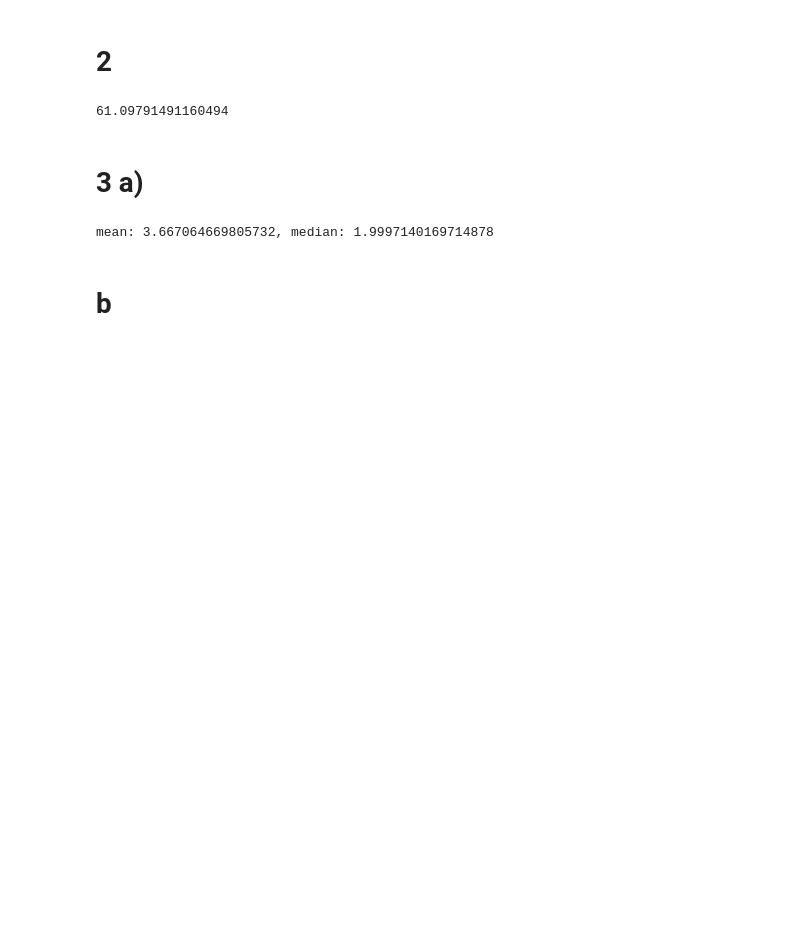
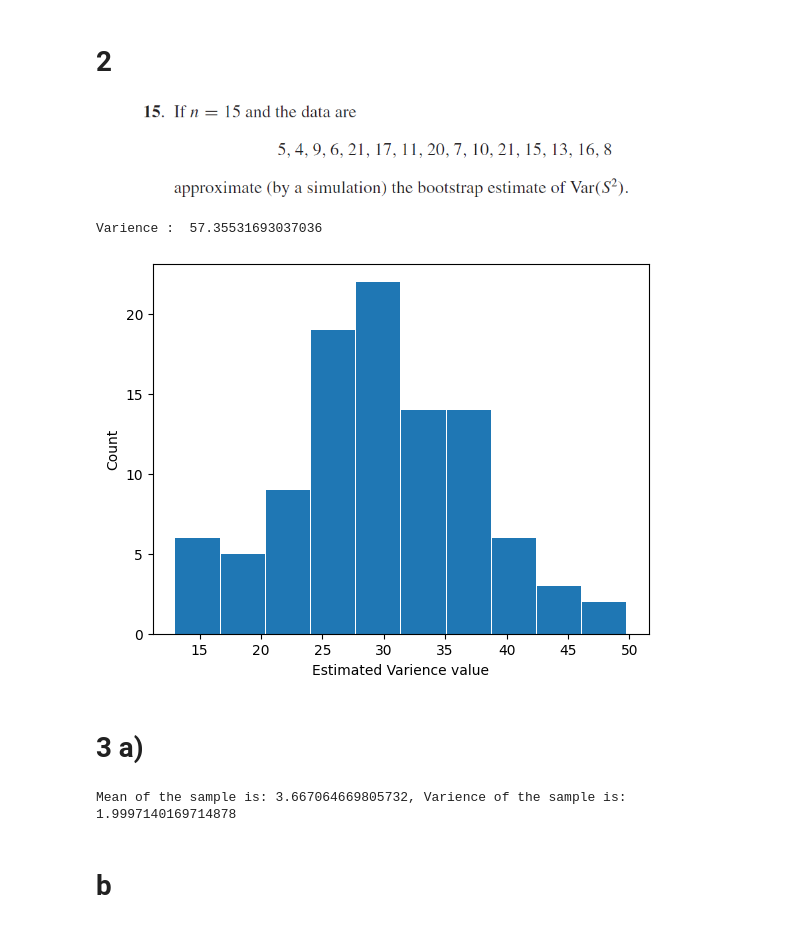
Before and after one commit to shajib004/Stotastic_simulation, a Jupyter notebook: exercise 8.ipynb, the cells around one changed output. Saved outputs shown, nothing was run; the diff lists cells and outputs as text; code cells hidden in the pictures; blank space fills up the shorter version.

```diff
--- a/exercise 8.ipynb
+++ b/exercise 8.ipynb
@@ -53,20 +62,28 @@ plt.show()
 # %% [markdown]
 # 2
+# %% [markdown]
+![image.png](attachment:image.png)
 # %%
 
 n = 15
 X = np.array([5, 4, 9, 6, 21, 17, 11, 20, 7, 10, 21, 15, 13, 16, 8])
 r = 100
 
 S2 = np.zeros(r)
 for i in range(r):
     y = np.random.choice(X, size=n)
     S2[i] = np.var(y)
 
 result = np.var(S2)
-print(result)
+print("Varience : ",result)
+
+plt.hist(S2, rwidth=0.975)
+plt.xlabel("Estimated Varience value")
+plt.ylabel("Count")
+plt.show()
 # %% [output]
-61.09791491160494
+Varience :  57.35531693037036
+[figure, added]
 # %% [markdown]
 # 3 a)
 # %%
@@ -83,9 +100,9 @@ X_Pareto = beta * (U ** (-1 / k))
 
 result_mean = np.mean(X_Pareto)
 result_median = np.median(X_Pareto)
-print("mean: {}, median: {}".format(result_mean, result_median))
+print("Mean of the sample is: {}, Varience of the sample is: {}".format(result_mean, result_median))
 # %% [output]
-mean: 3.667064669805732, median: 1.9997140169714878
+Mean of the sample is: 3.667064669805732, Varience of the sample is: 1.9997140169714878
 # %% [markdown]
 # b
 # %%
```
Also changed, not shown: parts of 8 cells of this notebook.
